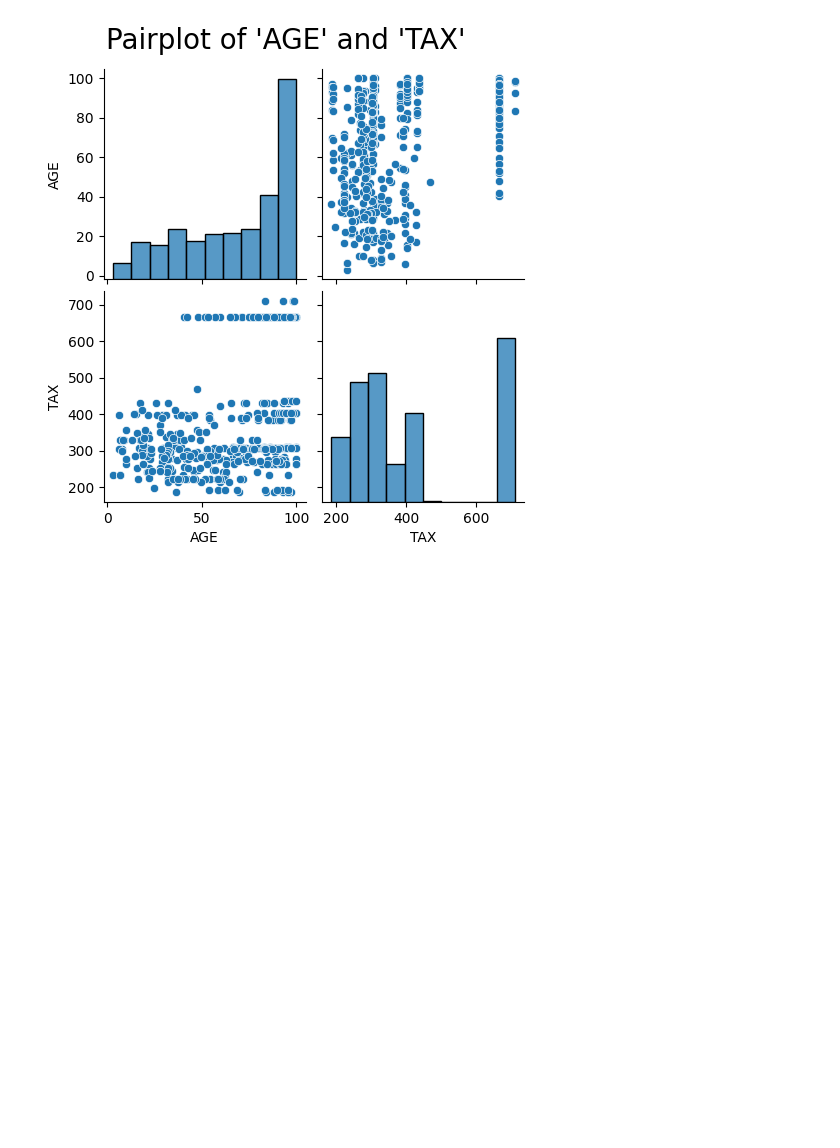
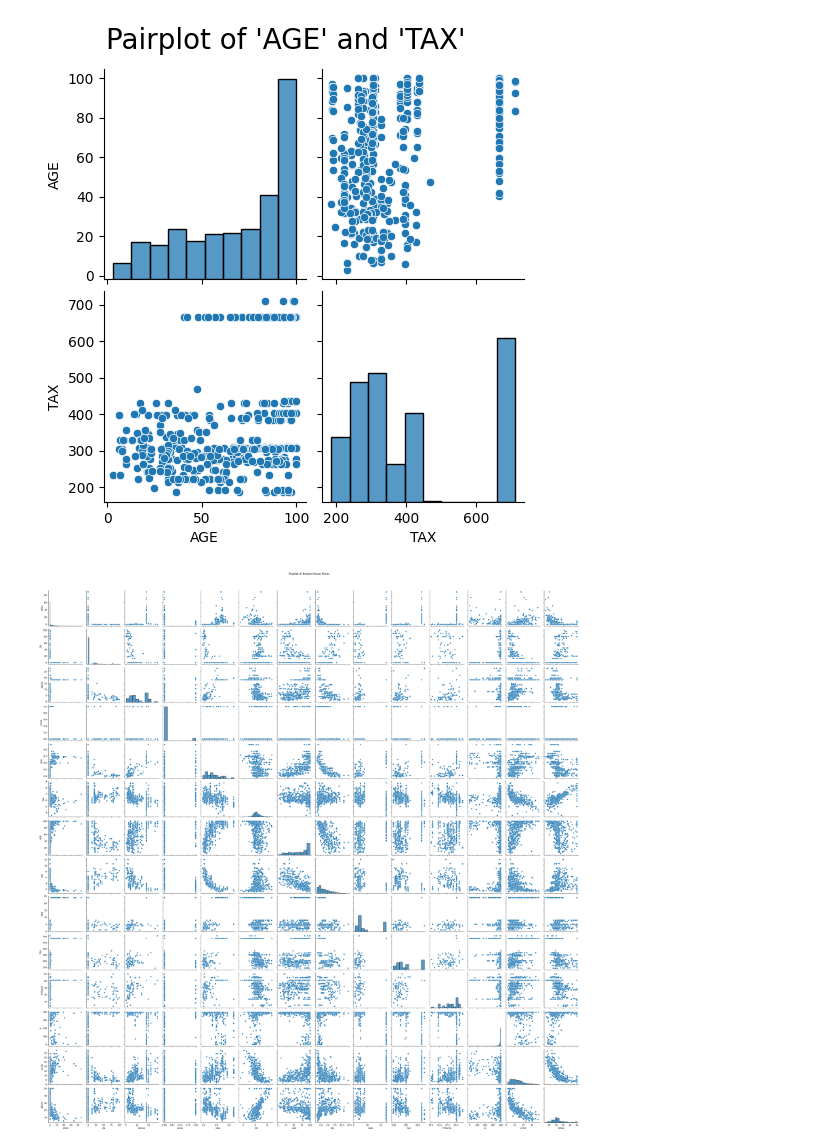
Before and after one commit to Sahadipankar/College-Practice-Coding, a Jupyter notebook: Python/Jupyter Notebook/Boston_House_Prices.ipynb, the cells around one changed output. Drawn from its saved outputs; the diff is of its cells as text; code cells hidden in the pictures; blank space fills up the shorter version.

```diff
--- a/Python/Jupyter Notebook/Boston_House_Prices.ipynb
+++ b/Python/Jupyter Notebook/Boston_House_Prices.ipynb
@@ -264,3 +264,10 @@ plt.suptitle("Pairplot of 'AGE' and 'TAX'", fontsize=20, y=1.06)  # Set the titl
 plt.show()
 # %% [output]
 [figure]
+# %%
+# Pairplot to visualize pairwise relationships
+sns.pairplot(data)
+plt.suptitle('Pairplot of Boston House Prices', y=1.02)
+plt.show()
+# %% [output]
+[figure, added]
```
Also changed, not shown: parts of 2 cells of this notebook, 6 other files.
